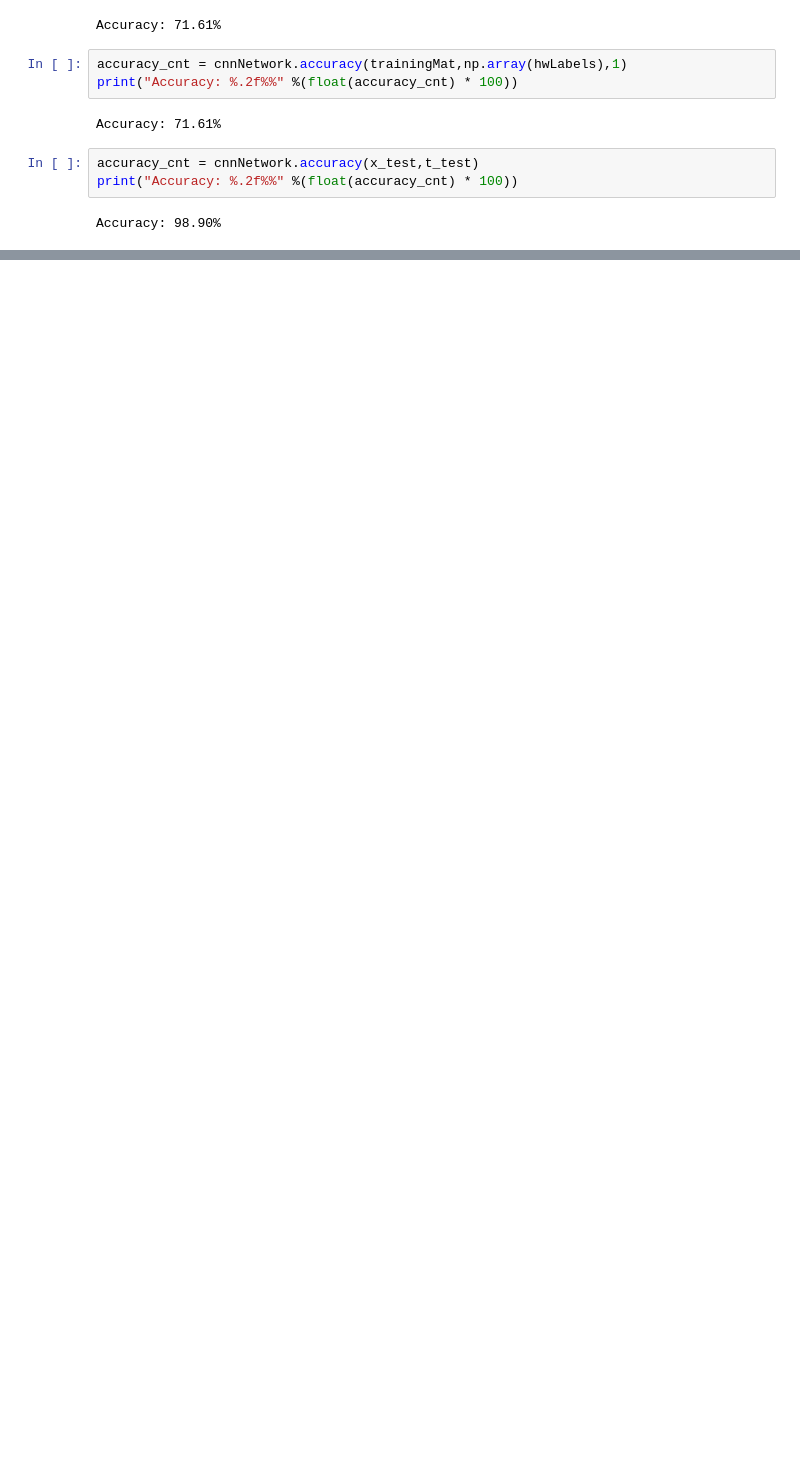
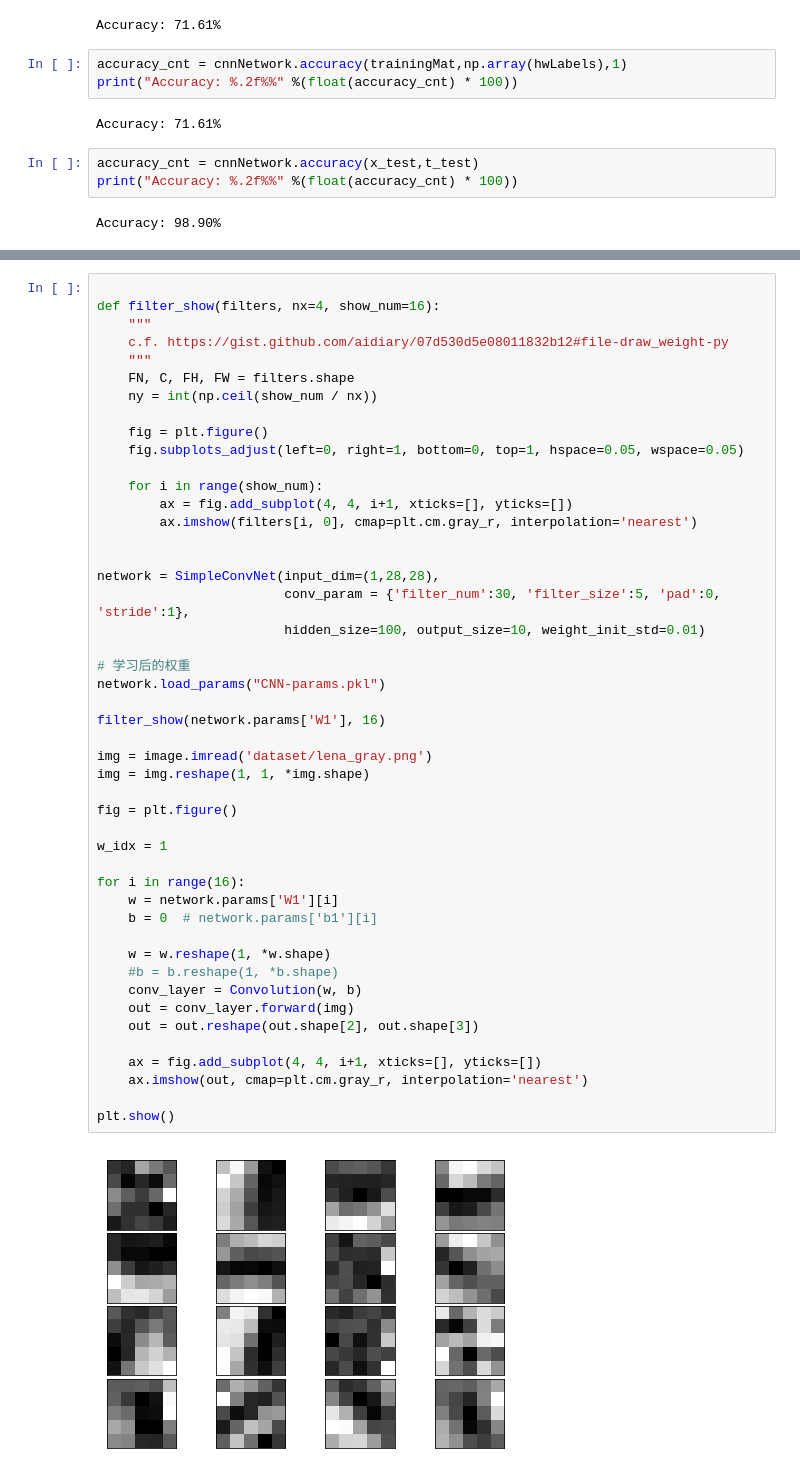
Before and after one commit to codefan/python-study, a Jupyter notebook: deepLearning/CNN.ipynb, the cells around one changed output, grey strips where cells are left out. Drawn from its saved outputs; the diff is of its cells as text; blank space fills up the shorter version.

```diff
--- a/deepLearning/CNN.ipynb
+++ b/deepLearning/CNN.ipynb
@@ -251 +248,50 @@ filter_show(network.params['W1'])
 [figure]
+# %%
+
+def filter_show(filters, nx=4, show_num=16):
+    """
+    c.f. https://gist.github.com/aidiary/07d530d5e08011832b12#file-draw_weight-py
+    """
+    FN, C, FH, FW = filters.shape
+    ny = int(np.ceil(show_num / nx))
+
+    fig = plt.figure()
+    fig.subplots_adjust(left=0, right=1, bottom=0, top=1, hspace=0.05, wspace=0.05)
+
+    for i in range(show_num):
+        ax = fig.add_subplot(4, 4, i+1, xticks=[], yticks=[])
+        ax.imshow(filters[i, 0], cmap=plt.cm.gray_r, interpolation='nearest')
+
+
+network = SimpleConvNet(input_dim=(1,28,28),
+                        conv_param = {'filter_num':30, 'filter_size':5, 'pad':0, 'stride':1},
+                        hidden_size=100, output_size=10, weight_init_std=0.01)
+
+# 学习后的权重
+network.load_params("CNN-params.pkl")
+
+filter_show(network.params['W1'], 16)
+
+img = image.imread('dataset/lena_gray.png')
+img = img.reshape(1, 1, *img.shape)
+
+fig = plt.figure()
+
+w_idx = 1
+
+for i in range(16):
+    w = network.params['W1'][i]
+    b = 0  # network.params['b1'][i]
+
+    w = w.reshape(1, *w.shape)
+    #b = b.reshape(1, *b.shape)
+    conv_layer = Convolution(w, b)
+    out = conv_layer.forward(img)
+    out = out.reshape(out.shape[2], out.shape[3])
+
+    ax = fig.add_subplot(4, 4, i+1, xticks=[], yticks=[])
+    ax.imshow(out, cmap=plt.cm.gray_r, interpolation='nearest')
+
+plt.show()
+# %% [output]
+[figure, added]
```
Also changed, not shown: parts of 5 cells of this notebook.
